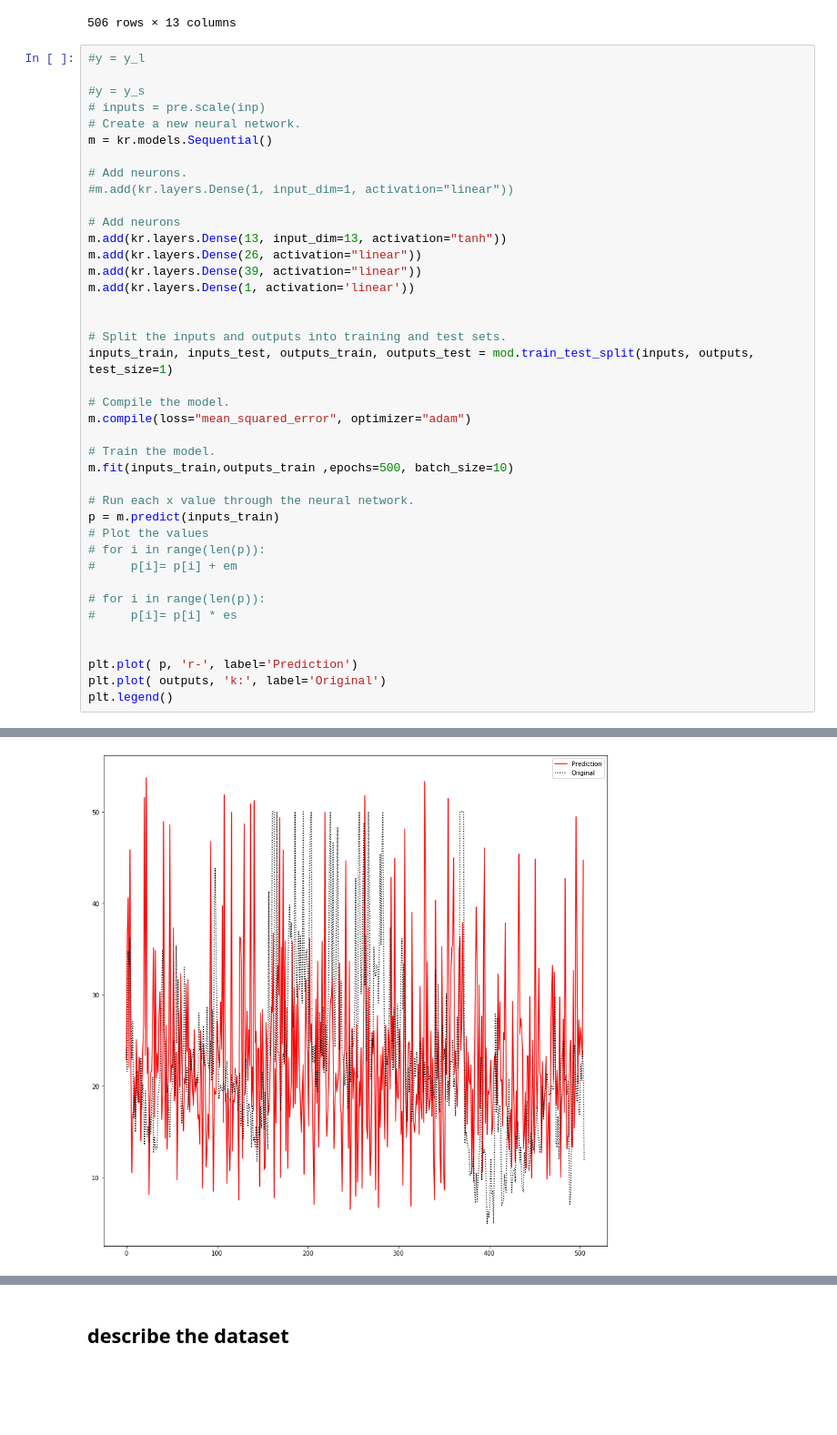
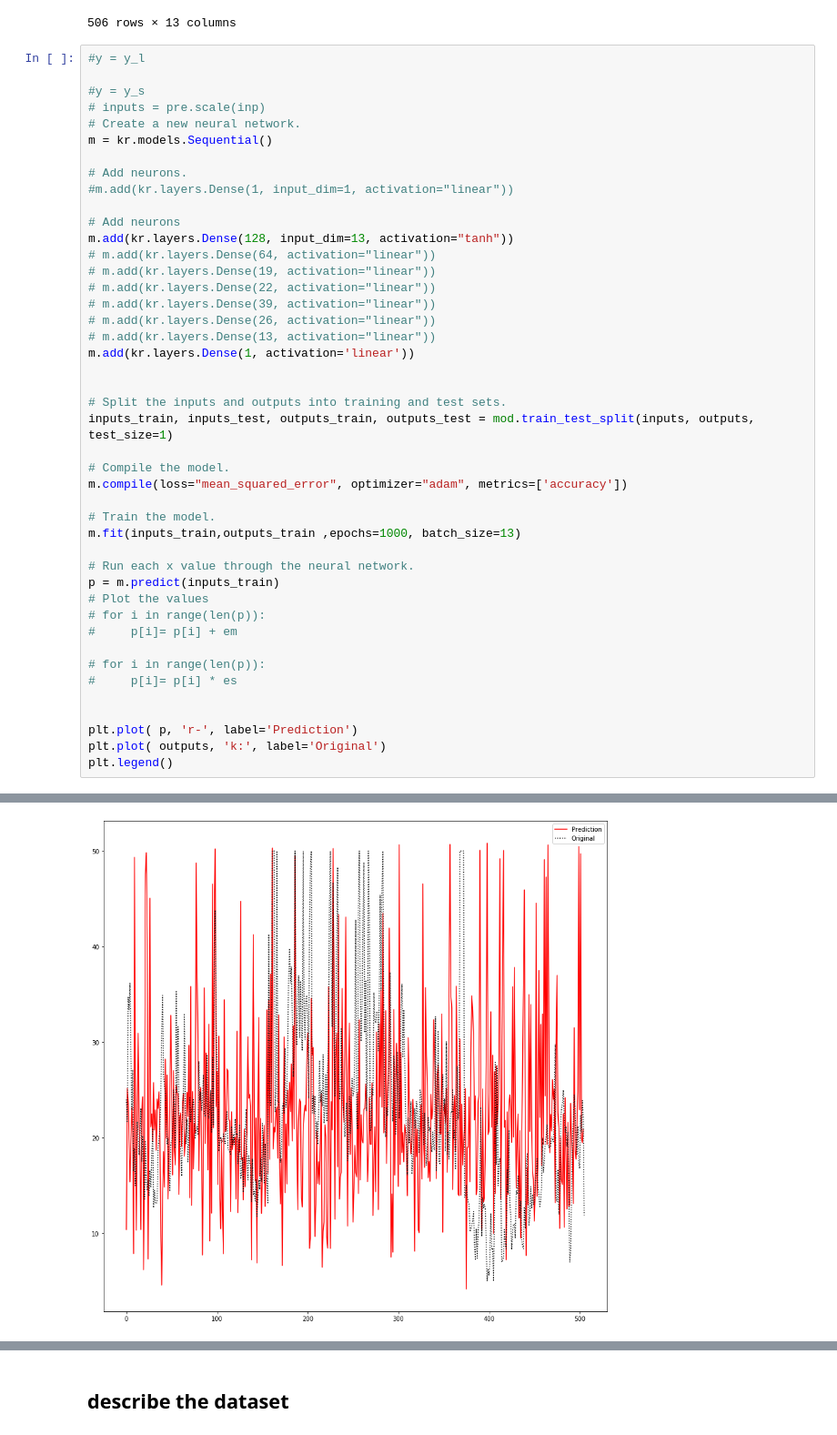
Before and after one commit to aidansummerville/machine_learning_assessment, a Jupyter notebook: Assessment.ipynb, the cells around one changed output, grey strips where cells are left out. Shown at 91% size. Saved outputs shown, nothing was run; the diff lists cells and outputs as text; blank space fills up the shorter version.

```diff
--- a/Assessment.ipynb
+++ b/Assessment.ipynb
@@ -753,9 +758,13 @@ m = kr.models.Sequential()
 #m.add(kr.layers.Dense(1, input_dim=1, activation="linear"))
 
 # Add neurons
-m.add(kr.layers.Dense(13, input_dim=13, activation="tanh"))
-m.add(kr.layers.Dense(26, activation="linear"))
-m.add(kr.layers.Dense(39, activation="linear"))
+m.add(kr.layers.Dense(128, input_dim=13, activation="tanh"))
+# m.add(kr.layers.Dense(64, activation="linear"))
+# m.add(kr.layers.Dense(19, activation="linear"))
+# m.add(kr.layers.Dense(22, activation="linear"))
+# m.add(kr.layers.Dense(39, activation="linear"))
+# m.add(kr.layers.Dense(26, activation="linear"))
+# m.add(kr.layers.Dense(13, activation="linear"))
 m.add(kr.layers.Dense(1, activation='linear'))
 
 
@@ -763,10 +772,10 @@ m.add(kr.layers.Dense(1, activation='linear'))
 inputs_train, inputs_test, outputs_train, outputs_test = mod.train_test_split(inputs, outputs, test_size=1)
 
 # Compile the model.
-m.compile(loss="mean_squared_error", optimizer="adam")
+m.compile(loss="mean_squared_error", optimizer="adam", metrics=['accuracy'])
 
 # Train the model.
-m.fit(inputs_train,outputs_train ,epochs=500, batch_size=10)
+m.fit(inputs_train,outputs_train ,epochs=1000, batch_size=13)
 
 # Run each x value through the neural network.
 p = m.predict(inputs_train)
@@ -802,3 +811,3 @@ Epoch 500/500
 <matplotlib.legend.Legend at 0x...>
-[figure, old version]
+[figure, new version]
 # %% [markdown]
```
Also changed, not shown: parts of 15 cells of this notebook.
